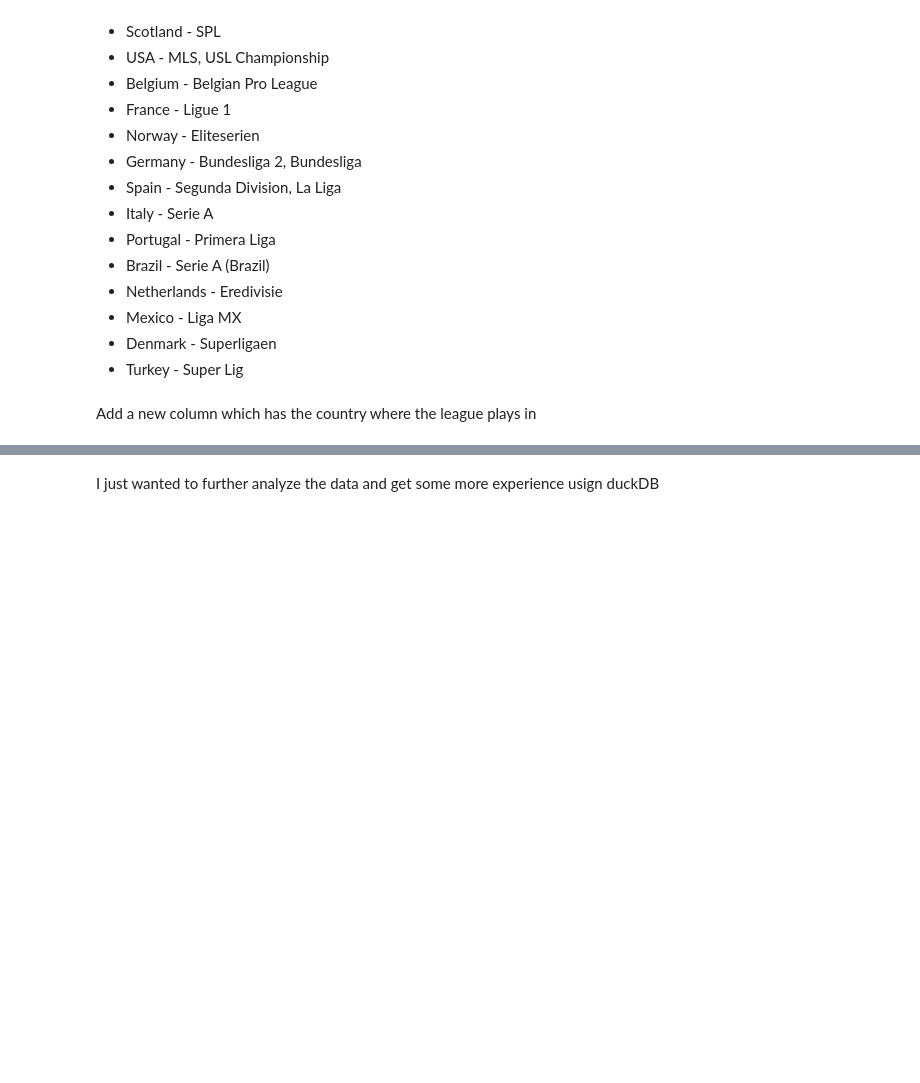
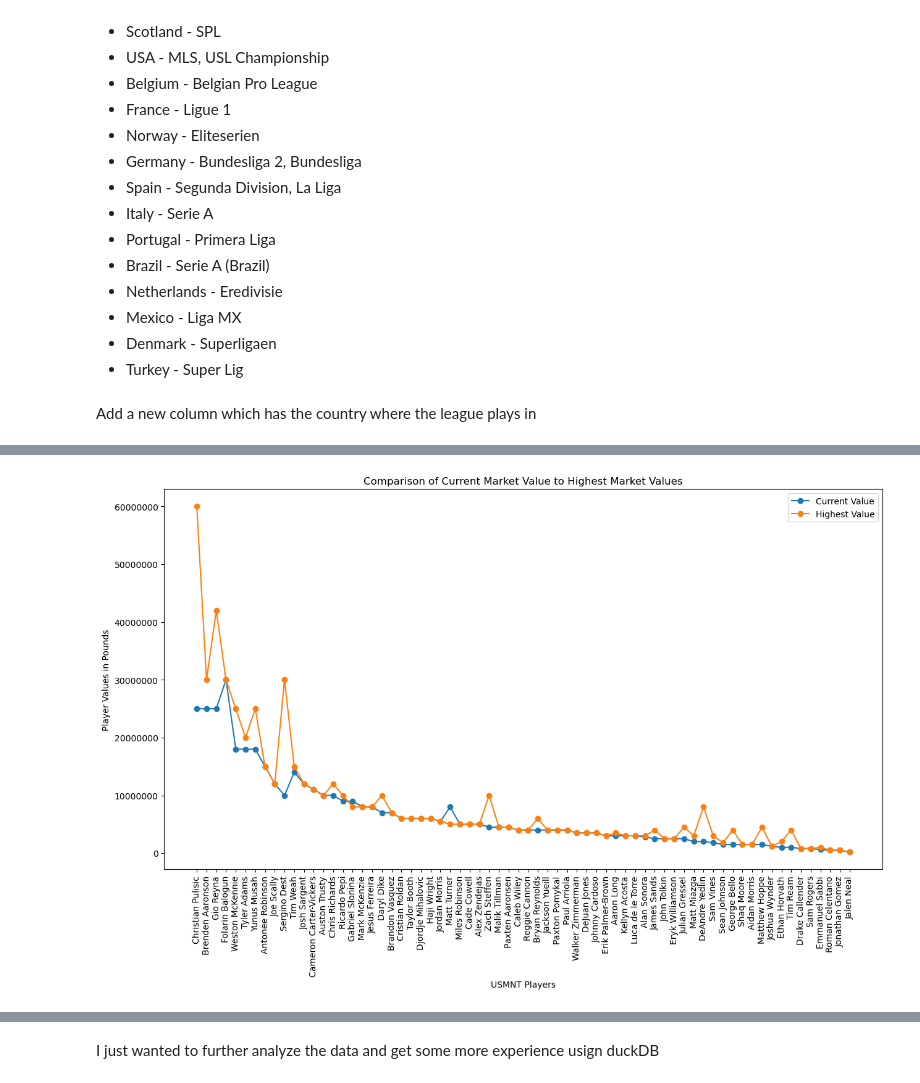
Before and after one commit to Domgraz/USMNT_EDA, a Jupyter notebook: usmnt_analysis.ipynb, the cells around one changed output, grey strips where cells are left out. Cells and saved outputs as stored; diff of their text form; code cells hidden in the pictures; blank space fills up the shorter version.

```diff
--- a/usmnt_analysis.ipynb
+++ b/usmnt_analysis.ipynb
@@ -223,0 +188,14 @@ d =kmeans.labels_
+# %%
+plt.figure(figsize = (15,8))
+plt.plot(df['Player'],df['Market_Value'], marker = 'o')
+plt.xticks(rotation = 90)
+
+plt.plot(df['Player'], df['Highest_Market_Value'],marker = 'o')
+plt.gca().ticklabel_format(axis = 'y', style = 'plain')
+plt.xlabel('USMNT Players')
+plt.ylabel('Player Values in Pounds')
+plt.legend(['Current Value', 'Highest Value'])
+plt.title('Comparison of Current Market Value to Highest Market Values')
+plt.show()
+# %% [output]
+[figure, added]
```
Also changed, not shown: parts of 21 cells of this notebook, 1 other file.
